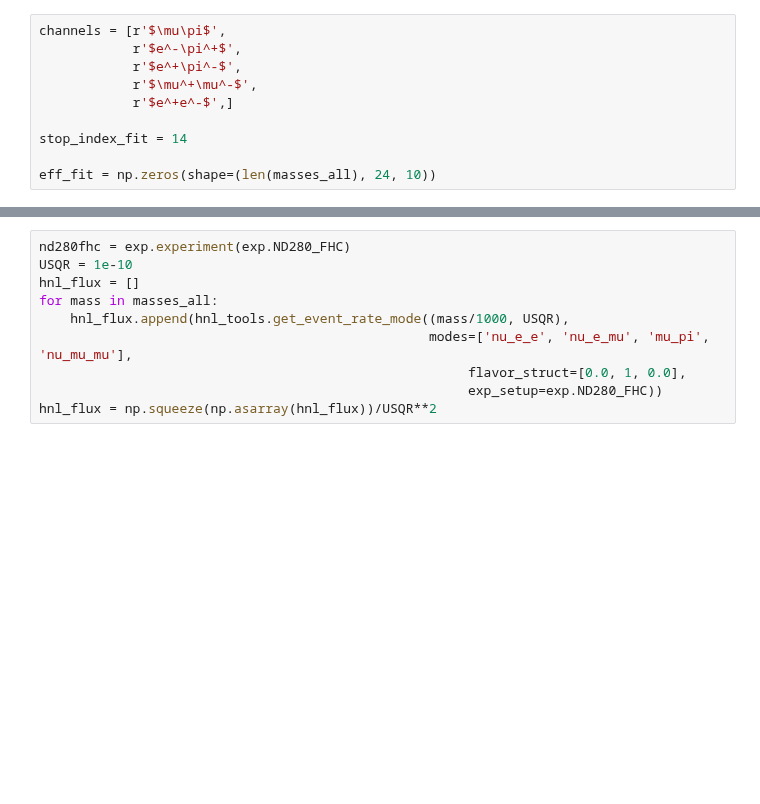
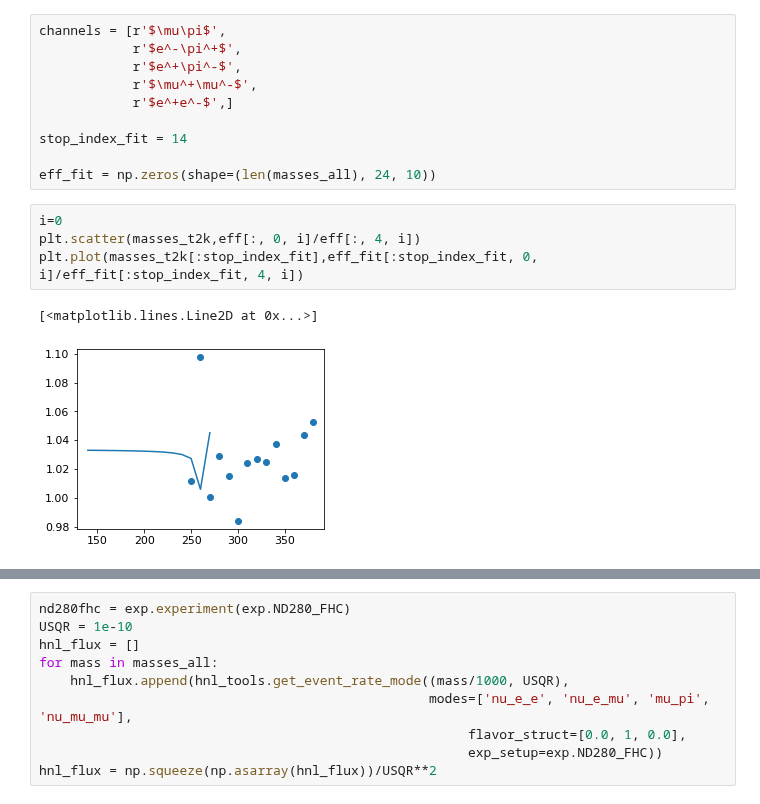
Before and after one commit to mhostert/HNL-DIF, a Jupyter notebook: nd280_limit_HNL_low_mass_complete.ipynb, the cells around one changed output, grey strips where cells are left out. Cells and saved outputs as stored; diff of their text form; blank space fills up the shorter version.

```diff
--- a/nd280_limit_HNL_low_mass_complete.ipynb
+++ b/nd280_limit_HNL_low_mass_complete.ipynb
@@ -18,6 +21,13 @@ channels = [r'$\mu\pi$',
 stop_index_fit = 14
 
 eff_fit = np.zeros(shape=(len(masses_all), 24, 10))
+# %%
+i=0
+plt.scatter(masses_t2k,eff[:, 0, i]/eff[:, 4, i])
+plt.plot(masses_t2k[:stop_index_fit],eff_fit[:stop_index_fit, 0, i]/eff_fit[:stop_index_fit, 4, i])
+# %% [output]
+[<matplotlib.lines.Line2D at 0x...>]
+[figure, added]
 # %%
 for mode in modes_majorana:
     fig, axs = plt.subplots(1, 2, figsize=(9, 5))
```
Also changed, not shown: parts of 5 cells of this notebook, 34 other files.
